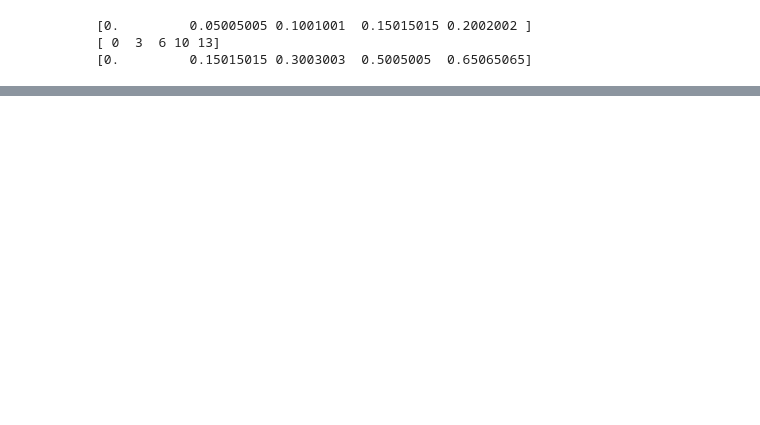
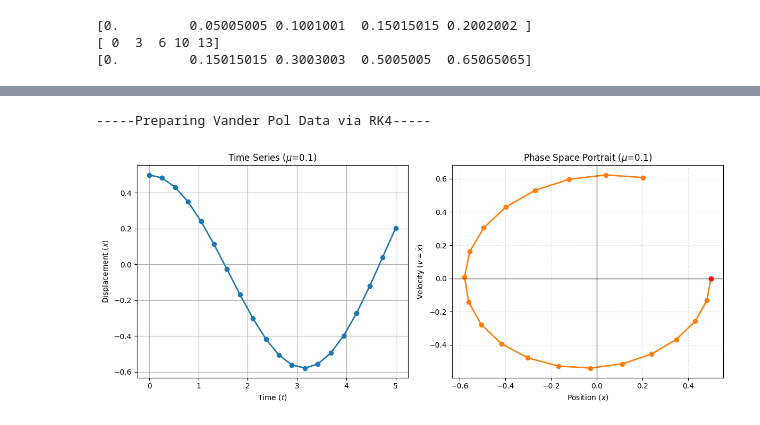
Before and after one commit to Izzathawari/PINN-dynamic-system, a Jupyter notebook: vdp_ip/test.ipynb, the cells around one changed output, grey strips where cells are left out. Cells and saved outputs as stored; diff of their text form; code cells hidden in the pictures; blank space fills up the shorter version.

```diff
--- a/vdp_ip/test.ipynb
+++ b/vdp_ip/test.ipynb
@@ -111,0 +87,22 @@ Training data (x): tensor([[-0.6896],
+# %%
+import matplotlib.pyplot as plt
+import numpy as np
+from vdp_func import VDP
+
+##-------------------Step 1----------------------------------##
+"""
+Create observable data
+"""
+TARGET_MU = 0.1
+vanderpol = VDP(mu = TARGET_MU)
+
+t_timedata = np.linspace(0, 5,20)
+initial_condition = [0.5,0.0]
+print(f"\n-----Preparing Vander Pol Data via RK4-----")
+true_data = vanderpol.generate_trajectory(initial_condition, t_timedata)
+plot_data = vanderpol.plot_trajectory(initial_condition, t_timedata)
+x_true_positions = true_data[:,0]
+v_true_positions = true_data[:,1]
+# %% [output]
+-----Preparing Vander Pol Data via RK4-----
+[figure, added]
```
Also changed, not shown: parts of 3 cells of this notebook, 9 other files.
